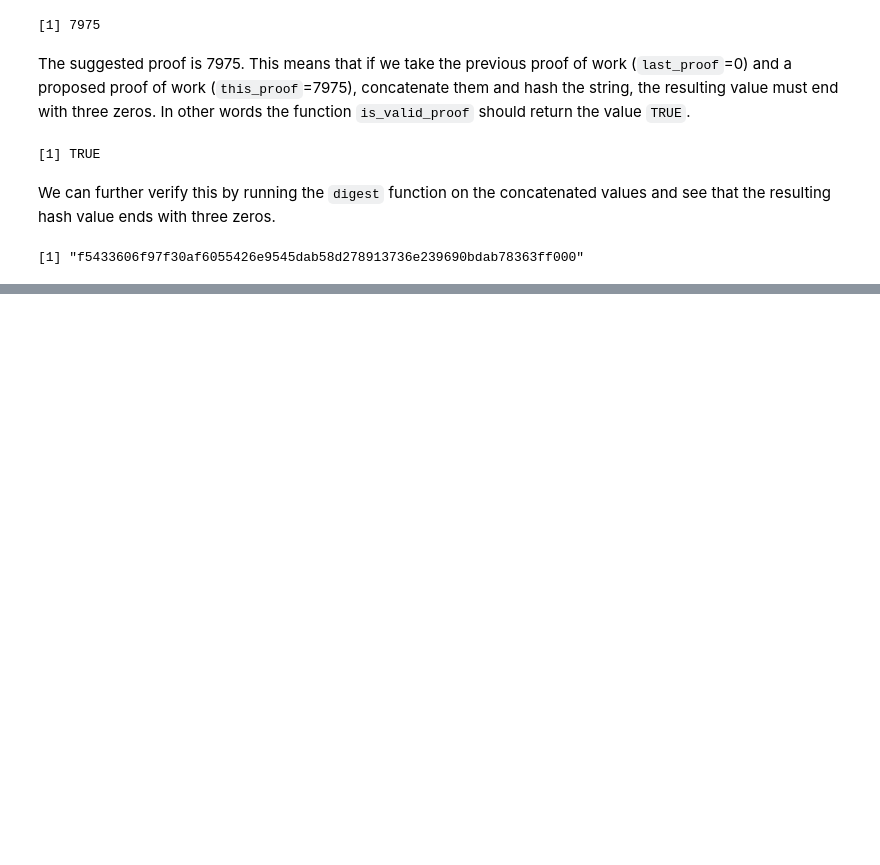
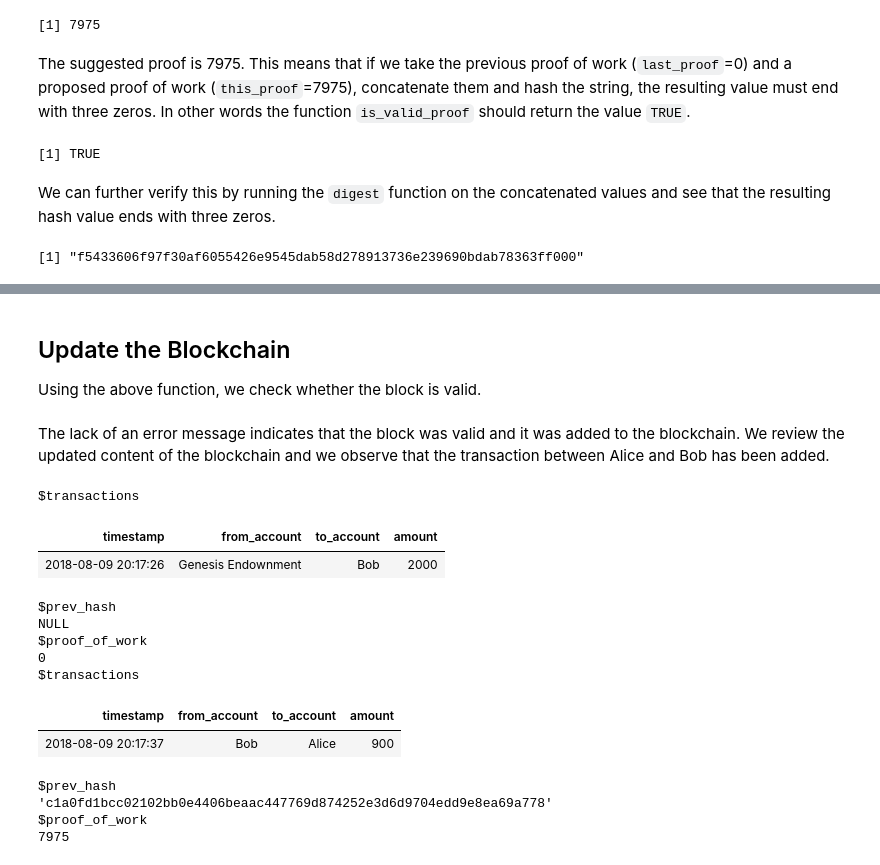
Before and after one commit to aberrante/blockchain_r, a Jupyter notebook: Blockchain in R.ipynb, the cells around one changed output, grey strips where cells are left out. Saved outputs shown, nothing was run; the diff lists cells and outputs as text; code cells hidden in the pictures; blank space fills up the shorter version.

```diff
--- a/Blockchain in R.ipynb
+++ b/Blockchain in R.ipynb
@@ -260,0 +314,8 @@ digest(paste0(0,7975), 'sha256')
+# %%
+create_block <- function(txns, prev_hash = NULL, proof_of_work = NULL) {
+    new_block <- list(
+        transactions = txns,
+        prev_hash = prev_hash,
+        proof_of_work   = proof_of_work)
+    return(new_block)
+}
@@ -260,0 +326,5 @@ digest(paste0(0,7975), 'sha256')
+# %%
+second_block <- create_block(
+    txns = txn_bob,
+    prev_hash = genesis_hash,
+    proof_of_work = genesis_proof)
@@ -260,0 +343,44 @@ digest(paste0(0,7975), 'sha256')
+# %%
+add_block_if_valid <- function(bchain, new_block) {
+   N <- length(bchain)
+
+    check_proof <-
+        is_valid_proof(blockchain[[N]][['proof_of_work']],
+                                 new_block[['proof_of_work']])
+    last_hash <- digest(blockchain[[N]], 'sha256')
+    check_hash <- last_hash == new_block[['prev_hash']]
+    acct_balance <-  get_balance(blockchain,
+    new_block[['transactions']][['from_account']])
+    check_balance <-
+     acct_balance > new_block[['transactions']][['amount']]
+    if (check_proof & check_hash & check_balance) {
+     bchain[[N+1]] <- new_block
+    } else {
+     writeLines('This block is not valid.')
+    }
+    return(bchain)
+ }
+# %% [markdown]
+## Update the Blockchain
+Using the above function, we check whether the block is valid.
+# %%
+blockchain <- add_block_if_valid(blockchain, second_block)
+# %% [markdown]
+The lack of an error message indicates that the block was valid and it was added to the blockchain. We review the updated content of the blockchain and we observe that the transaction between Alice and Bob has been added.
+# %%
+blockchain
+# %% [output]
+$transactions
+| timestamp | from_account | to_account | amount |
+| 2018-08-09 20:17:26 | Genesis Endownment | Bob | 2000 |
+$prev_hash
+NULL
+$proof_of_work
+0
+$transactions
+| timestamp | from_account | to_account | amount |
+| 2018-08-09 20:17:37 | Bob | Alice | 900 |
+$prev_hash
+'c1a0fd1bcc02102bb0e4406beaac447769d874252e3d6d9704edd9e8ea69a778'
+$proof_of_work
+7975
```
Also changed, not shown: parts of 35 cells of this notebook.
